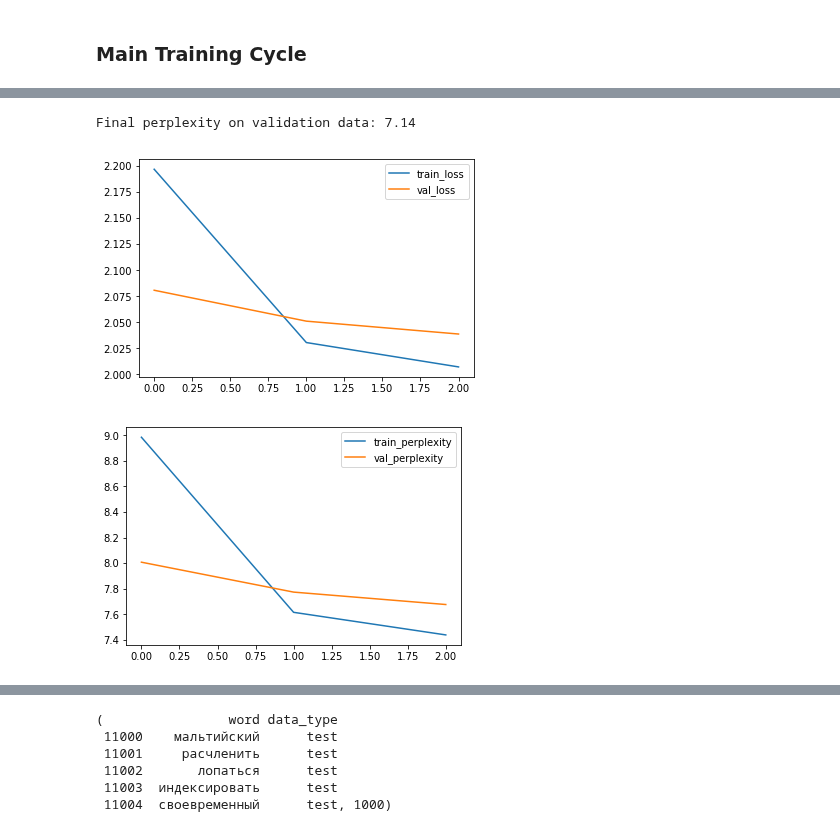
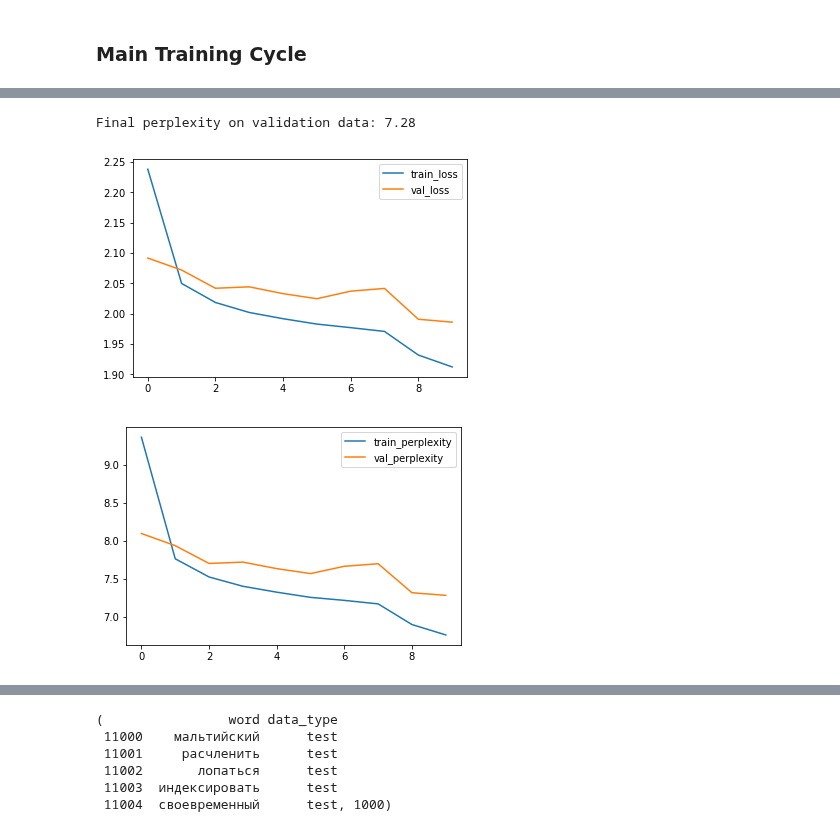
Before and after one commit to labdmitriy/dl_in_nlp, a Jupyter notebook: workshop_3/language_modelling_workshop/task_1/task1_char_language_model_draft.ipynb, the cells around one changed output, grey strips where cells are left out. Saved outputs shown, nothing was run; the diff lists cells and outputs as text; code cells hidden in the pictures.

```diff
--- a/workshop_3/language_modelling_workshop/task_1/task1_char_language_model_draft.ipynb
+++ b/workshop_3/language_modelling_workshop/task_1/task1_char_language_model_draft.ipynb
@@ -318,26 +329,39 @@ class CharLMModel(nn.Module):
                  hidden_size, num_classes):
         super().__init__()
 
+        # Create embedding with zero vectors for <MASK> token
+        # for ignoring it while backprop
         self.embedding = nn.Embedding(num_embeddings, embedding_size,
                                       padding_idx=0)
+
+        # Use unidirectional 1-layer GRU
+        # For input and output, consider batch dimension at dim 0
         self.rnn = nn.GRU(embedding_size, hidden_size,
                           bidirectional=False, batch_first=True)
 
+        # Linear layer for prediction
         self.fc1 = nn.Linear(in_features=hidden_size,
                              out_features=num_classes)
 
-    def forward(self, x_source, x_lengths, apply_softmax=False):
+    def forward(self, x_source, x_lengths):
+        # Get embedding for source vectors
         x_embedded = self.embedding(x_source)
+
+        # Pack sequences for RNN
         x_packed = pack_padded_sequence(x_embedded, x_lengths.detach().cpu().numpy(),
                                         batch_first=True)
+
+        # Forward sequences through RNN
         x_rnn_out, x_rnn_h = self.rnn(x_packed)
+
+        # Unpack sequences
         x_unpacked, _ = pad_packed_sequence(x_rnn_out, batch_first=True)
+
+        # Transform sequences to vocabulary size dimension
         y_out = self.fc1(x_unpacked)
 
-        if apply_softmax:
-            y_out = F.softmax(y_out, dim=2)
-
-        return y_out # x_unpacked #, x_rnn_h
+        # Return scores
+        return y_out
 # %%
 lm_dataset = CharLMDataset.from_file_paths(file_paths)
 vectorizer = lm_dataset.get_vectorizer()
@@ -395,8 +419,8 @@ args = Namespace(
                   'test': DATA_PATH/'russian-test'},
     model_state_path = MODELS_PATH/'charLMModel.pth',
 
-    embedding_size = 100,
-    hidden_size = 100,
+    embedding_size = 50,
+    hidden_size = 50,
 
     seed = 42,
 
@@ -404,9 +428,9 @@ args = Namespace(
     batch_size = 100,
     learning_rate = 0.03,
     save_iterations = 1e8,
-    early_stopping_criteria = 1e8,
+    early_stopping_criteria = 3,
     factor=0.5,
-    patience=1e8,
+    patience=1,
     clip_norm=1,
 
     cuda=True
@@ -420,7 +444,6 @@ def make_train_state(args):
             'early_stopping_best_val': 1e8,
             'learning_rate': [],
             'epoch_idx': 0,
-            'batch_idx': 0,
             'train_loss': [],
             'train_perplexity': [],
             'val_loss': [],
@@ -434,7 +457,7 @@ def update_train_state(args, model, train_state):
         train_state['stop_early'] = False
         torch.save(model.state_dict(), train_state['model_file_name'])
     else:
-        loss = train_state['dev_loss'][-1]
+        loss = train_state['val_loss'][-1]
 
         if loss < train_state['early_stopping_best_val']:
             train_state['early_stopping_best_val'] = loss
@@ -445,7 +468,7 @@ def update_train_state(args, model, train_state):
         else:
             train_state['early_stopping_step'] += 1
 
-        train_state['stop_early'] = train_state['early_stopping_step'] >= args.early_stopping_criteria
+        train_state['stop_early'] = (train_state['early_stopping_step'] >= args.early_stopping_criteria)
     return train_state
 # %% [markdown]
 Check if we can use GPU or CPU
@@ -626,10 +705,12 @@ Exit training
 # %%
-print(f'Final perplexity on validation data: {np.round(perplexity, 2)}')
+val_perplexity_final = train_state['val_perplexity'][-1]
+
+print(f'Final perplexity on validation data: {np.round(val_perplexity_final, 2)}')
 train_state_df = pd.DataFrame(train_state)
 train_state_df.filter(regex='(train|val)_loss').plot()
 train_state_df.filter(regex='(train|val)_perplexity').plot()
 plt.show()
 # %% [output]
-Final perplexity on validation data: 7.14
+Final perplexity on validation data: 7.28
-[figure, old version]
+[figure, new version]
-[figure, old version]
+[figure, new version]
```
Also changed, not shown: parts of 17 cells of this notebook.
